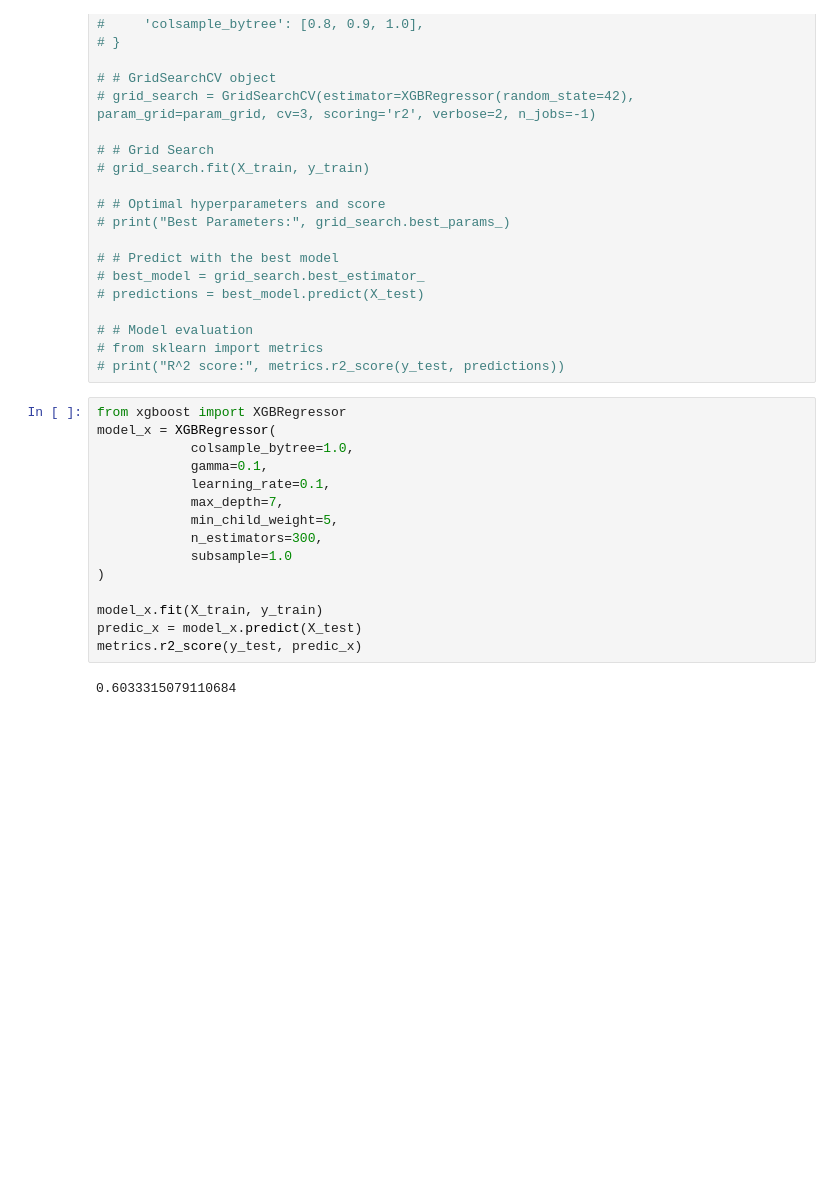
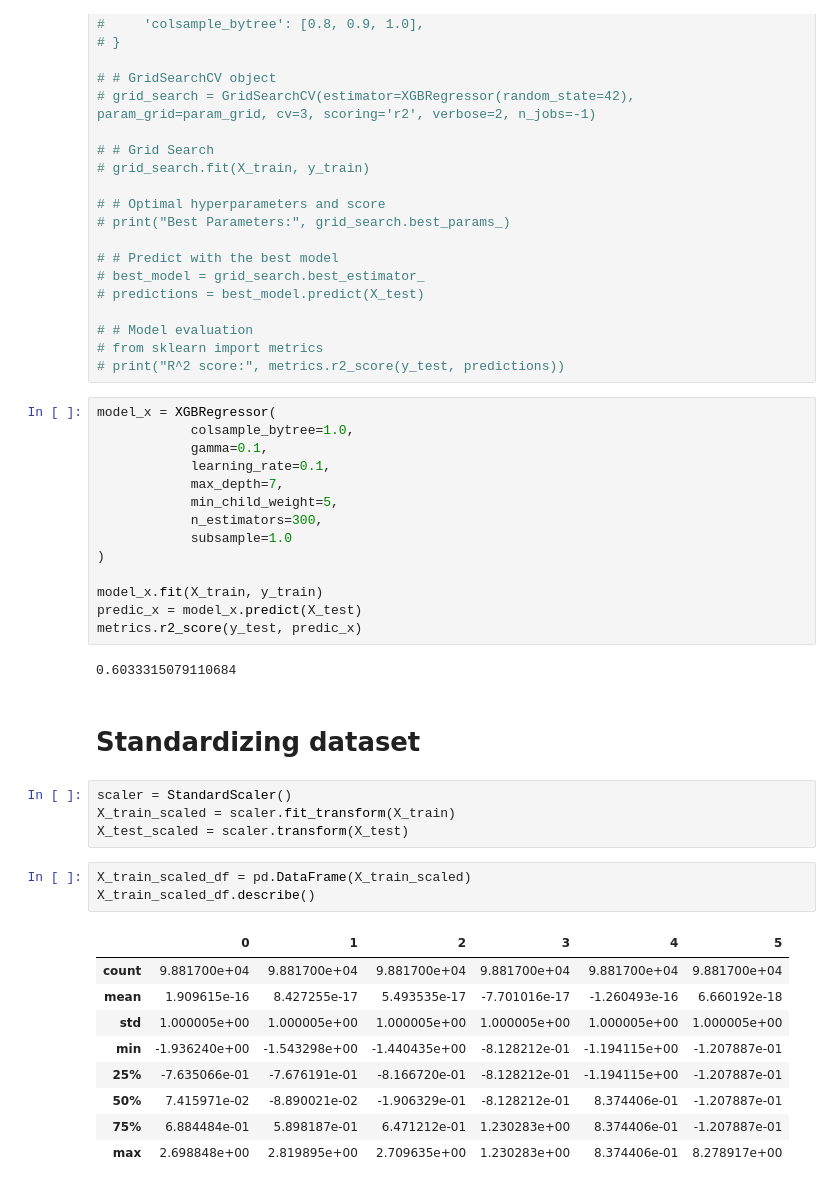
Before and after one commit to gyjong/workplace, a Jupyter notebook: quest_0202/0202_quest_sb.ipynb, the cells around one changed output. Saved outputs shown, nothing was run; the diff lists cells and outputs as text; blank space fills up the shorter version.

```diff
--- a/quest_0202/0202_quest_sb.ipynb
+++ b/quest_0202/0202_quest_sb.ipynb
@@ -1140,7 +1142,6 @@ metrics.r2_score(y_test, predic_x)
 # from sklearn import metrics
 # print("R^2 score:", metrics.r2_score(y_test, predictions))
 # %%
-from xgboost import XGBRegressor
 model_x = XGBRegressor(
             colsample_bytree=1.0,
             gamma=0.1,
@@ -1156,3 +1157,22 @@ predic_x = model_x.predict(X_test)
 metrics.r2_score(y_test, predic_x)
 # %% [output]
 0.6033315079110684
+# %% [markdown]
+# Standardizing dataset
+# %%
+scaler = StandardScaler()
+X_train_scaled = scaler.fit_transform(X_train)
+X_test_scaled = scaler.transform(X_test)
+# %%
+X_train_scaled_df = pd.DataFrame(X_train_scaled)
+X_train_scaled_df.describe()
+# %% [output]
+|  | 0 | 1 | 2 | 3 | 4 | 5 |
+| count | 9.881700e+04 | 9.881700e+04 | 9.881700e+04 | 9.881700e+04 | 9.881700e+04 | 9.881700e+04 |
+| mean | 1.909615e-16 | 8.427255e-17 | 5.493535e-17 | -7.701016e-17 | -1.260493e-16 | 6.660192e-18 |
+| std | 1.000005e+00 | 1.000005e+00 | 1.000005e+00 | 1.000005e+00 | 1.000005e+00 | 1.000005e+00 |
+| min | -1.936240e+00 | -1.543298e+00 | -1.440435e+00 | -8.128212e-01 | -1.194115e+00 | -1.207887e-01 |
+| 25% | -7.635066e-01 | -7.676191e-01 | -8.166720e-01 | -8.128212e-01 | -1.194115e+00 | -1.207887e-01 |
+| 50% | 7.415971e-02 | -8.890021e-02 | -1.906329e-01 | -8.128212e-01 | 8.374406e-01 | -1.207887e-01 |
+| 75% | 6.884484e-01 | 5.898187e-01 | 6.471212e-01 | 1.230283e+00 | 8.374406e-01 | -1.207887e-01 |
+| max | 2.698848e+00 | 2.819895e+00 | 2.709635e+00 | 1.230283e+00 | 8.374406e-01 | 8.278917e+00 |
```
Also changed, not shown: parts of 15 cells of this notebook.
